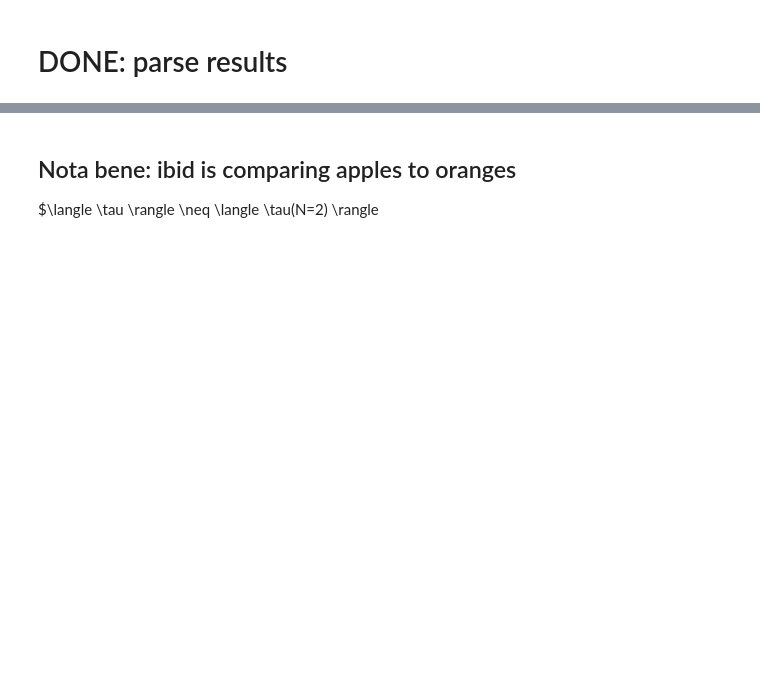
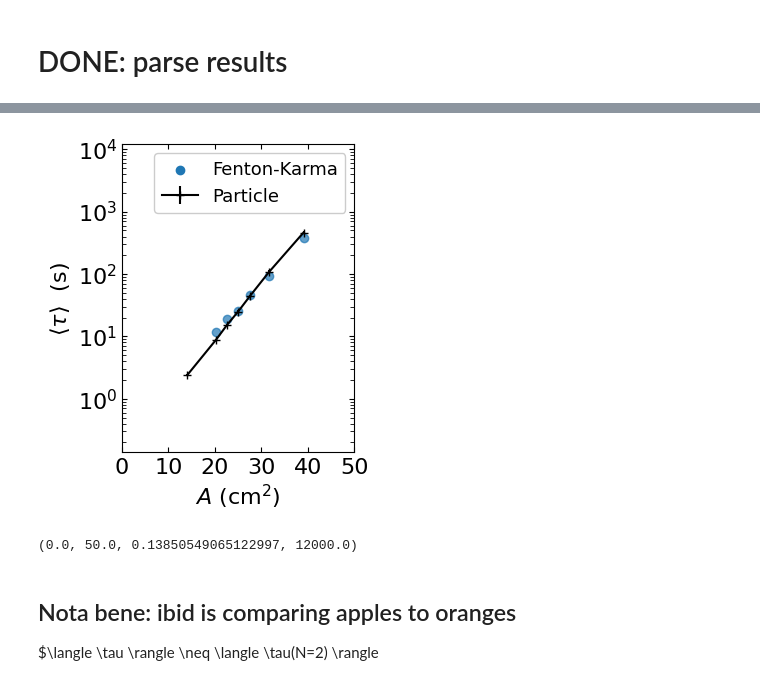
Before and after one commit to timtyree/bgmc, a Jupyter notebook: python/comparing termination time dependence on domain size.ipynb, the cells around one changed output, grey strips where cells are left out. Drawn from its saved outputs; the diff is of its cells as text; code cells hidden in the pictures; blank space fills up the shorter version.

Commit message:
determined correct method of measuring birth death rates and applied it to the linear particle model

```diff
--- a/python/comparing termination time dependence on domain size.ipynb
+++ b/python/comparing termination time dependence on domain size.ipynb
@@ -296,12 +304,17 @@ fig,ax=plt.subplots(figsize=figsize)
 # color_lst = ['C0','C1']
 color_lst = ['k','r']
 #plot particle model results
+max_count_show = 1
+count = 0
 for i,(D,g) in enumerate(df_taul.groupby('D')):
-    color = f"C{i}"
-    color = color_lst[i]
-#     g.plot.scatter(x='A',y='tau',color=color,ax=ax,marker='+')
-#     ax.errorbar(g['A'], g['tau'], yerr=g['Delta_tau'],color=color,marker='+')
-    ax.errorbar(g['A'].head(max_num_points_to_show), g['tau'].head(max_num_points_to_show), yerr=g['Delta_tau'].head(max_num_points_to_show),color=color,marker='+')
+    count+= 1
+    if count<=max_count_show:
+        color = f"C{i}"
+        color = color_lst[i]
+    #     g.plot.scatter(x='A',y='tau',color=color,ax=ax,marker='+')
+    #     ax.errorbar(g['A'], g['tau'], yerr=g['Delta_tau'],color=color,marker='+')
+        ax.errorbar(g['A'].head(max_num_points_to_show), g['tau'].head(max_num_points_to_show), yerr=g['Delta_tau'].head(max_num_points_to_show),
+                    color=color,marker='+',label='Particle')
 
 #plot full model results
 ax.scatter(xfk,yfk,c='C0',alpha=alpha,label='Fenton-Karma')
@@ -326,31 +339,36 @@ ax.set_xticks([0,50,100,150])
 # format_plot(ax=ax,xlabel=r'$a$ (cm$^2/$s)',ylabel=r'$\tau$  (s)',fontsize=16)
 format_plot(ax=ax,xlabel=r'$A$ (cm$^2$)',ylabel=r'$\langle\tau\rangle$  (s)',fontsize=16)
 # ax.set_xscale('log')
 ax.set_yscale('log')
 ax.tick_params(top=True, right=True,direction='in',which='both')
 ax.tick_params(top=True, right=True,direction='in',which='minor',length=3)
 # ax.set_ylim([1e-2,100])
 # # AddLegend(ax=ax,xy=(-0.12,0.240),fontsize=fontsize-3)
 leg = ax.legend(loc='upper right',fontsize=fontsize-2)#,alpha=1.)#,frameon=False,ncol=1)
 # leg.set_alpha(1.)
 # , edgecolor="black")
 leg.get_frame().set_alpha(None)
 # leg.get_frame().set_facecolor((1, 1, 1, 1))
 # leg = ax.legend(loc='lower right',fontsize=fontsize-3.,frameon=False,ncol=1)
 for lh in leg.legendHandles:
     lh.set_alpha(1)
 # ax.set_ylim([0.31392551380514033, 4e9])
 ax.set_xlim([0.,50])
 # ax.set_xlim([0.,120])
+ax.set_xticks([0,25,50])
+ax.set_xticks([0,10,20,30,40,50])
 # ax.set_ylim([0.13850549065122997,12000])
 ax.set_ylim([0.13850549065122997,12000])
 # AddLege nd(ax=ax,xy=(0.05,0.990),fontsize=fontsize-3)
 # AddLegend(ax=ax,xy=(0.7,0.990),fontsize=fontsize-3)
 # AddLegend(ax=ax,xy=(0.4,0.990),fontsize=fontsize-3)
 # AddLegend(ax=ax,xy=(0.1,0.25),fontsize=fontsize-3)
 # ax.tick_params(axis='y', which='minor', left=True)
 # plt.minorticks_on()
 plt.show()
 ax.axis()
 #og src: http://localhost:8888/notebooks/Simulating%20the%20paired%20birth%20death%20process.ipynb
+# %% [output]
+[figure, added]
+(0.0, 50.0, 0.13850549065122997, 12000.0)
 # %%
```
Also changed, not shown: parts of 4 cells of this notebook, 4 other files.
